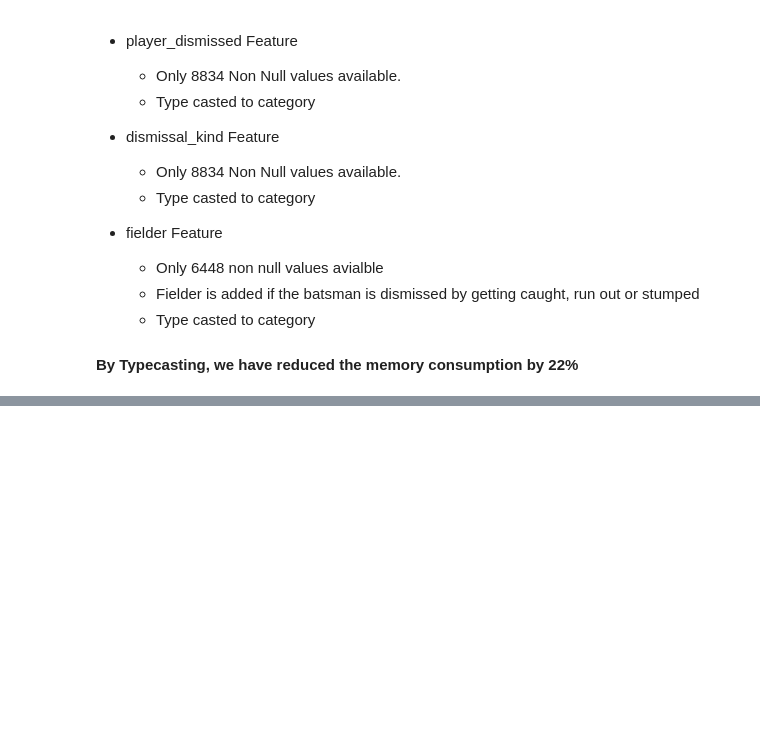
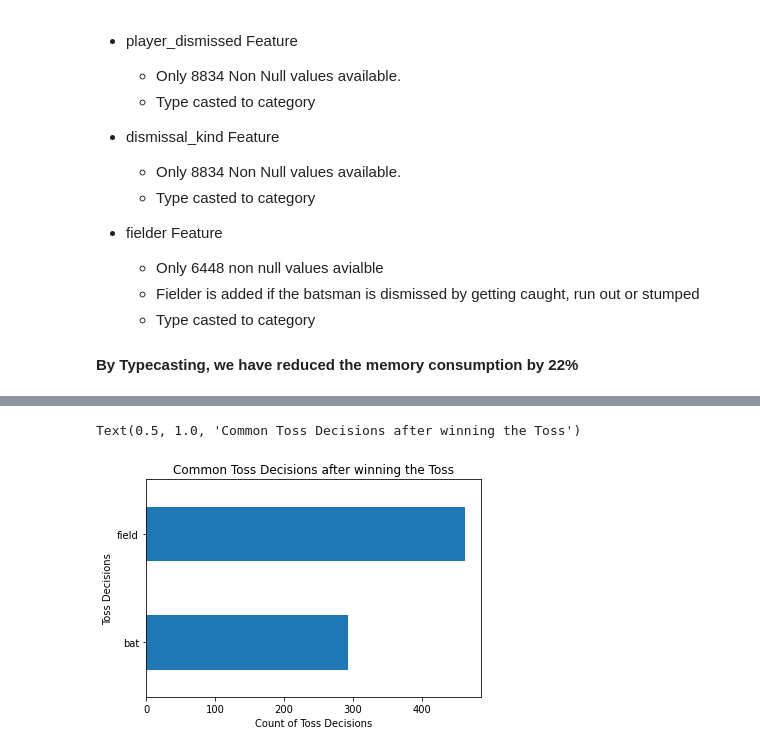
Before and after one commit to djsbalakrishnan/IPL-Analytics, a Jupyter notebook: Analyze IPL Data.ipynb, the cells around one changed output, grey strips where cells are left out. Cells and saved outputs as stored; diff of their text form; code cells hidden in the pictures; blank space fills up the shorter version.

```diff
--- a/Analyze IPL Data.ipynb
+++ b/Analyze IPL Data.ipynb
@@ -667,0 +720,11 @@ Name: dismissal_kind, dtype: int64
+# %%
+# most game toss_decision (value count plot)
+
+count_toss_decision = matches_df["toss_decision"].value_counts().sort_values()
+count_toss_decision.plot(kind="barh")
+plt.xlabel("Count of Toss Decisions")
+plt.ylabel("Toss Decisions")
+plt.title("Common Toss Decisions after winning the Toss")
+# %% [output]
+Text(0.5, 1.0, 'Common Toss Decisions after winning the Toss')
+[figure, added]
```
Also changed, not shown: parts of 10 cells of this notebook.
